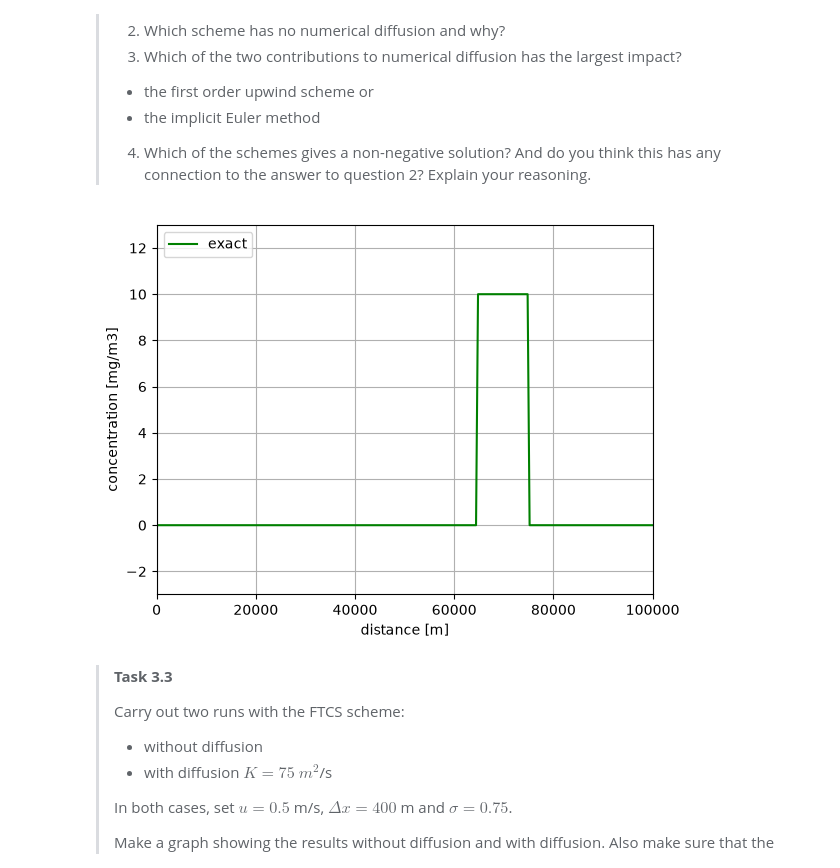
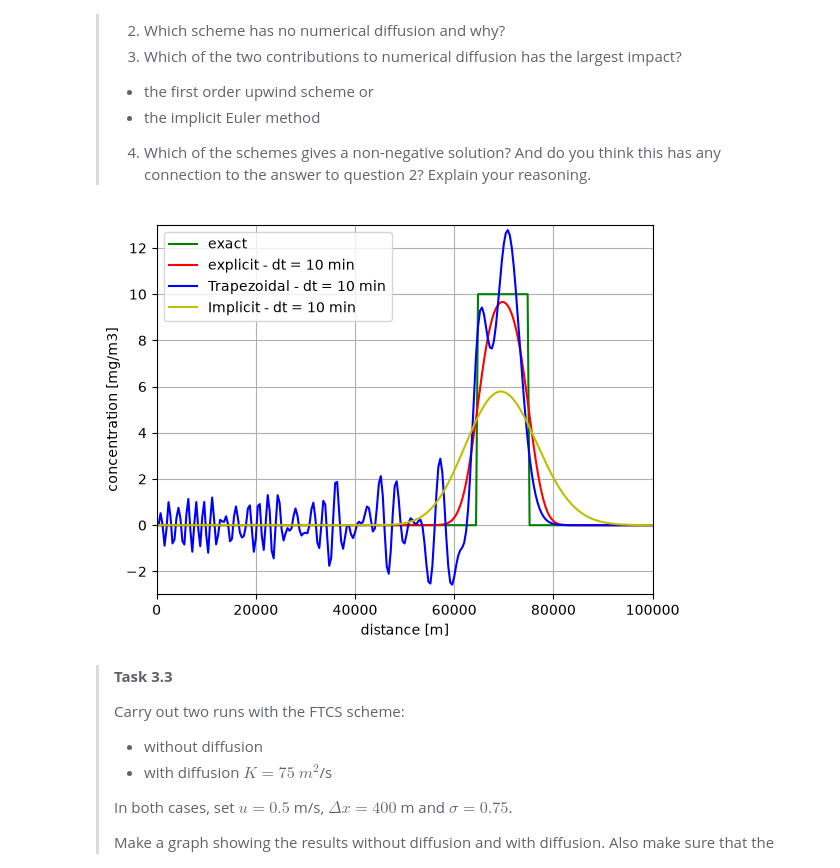
Before and after one commit to vy4syv4s/Group-Assignment-2.1, a Jupyter notebook: grp09.ipynb, the cells around one changed output. Drawn from its saved outputs; the diff is of its cells as text; code cells hidden in the pictures.

```diff
--- a/grp09.ipynb
+++ b/grp09.ipynb
@@ -418,25 +418,34 @@ plt.grid()
 # %%
 # parameters for Task 3.2
 # we do the first one for you!
 
 dtmethod = 'theta'
 K = 0.
 
 # plot true solution
 plt.plot(x,c1,'g',label='exact')
 
 
 # Now it's your turn!
-### YOUR CODE HERE ###
+dt = 600
+N = int(Tend/dt)
+c=advdiff(u,K,c0,lenD,dt,Tend,'upwind','theta',0)
+plt.plot(x,c[N,:],'r',label='explicit - dt = 10 min')
+
+c=advdiff(u,K,c0,lenD,dt,Tend,'central','theta',0.5)
+plt.plot(x,c[N,:],'b',label='Trapezoidal - dt = 10 min')
+
+c=advdiff(u,K,c0,lenD,dt,Tend,'upwind','theta',1)
+plt.plot(x,c[N,:],'y',label='Implicit - dt = 10 min')
 
 # plot the result
 plt.axis(np.array([0,lenD,-3,13]))
 plt.xlabel('distance [m]')
 plt.ylabel('concentration [mg/m3]')
 plt.legend(loc = "upper left")
 plt.grid()
 # %% [output]
-[figure, old version]
+[figure, new version]
 # %% [markdown]
 >**Task 3.3**
 >
```
Also changed, not shown: parts of 2 cells of this notebook.
